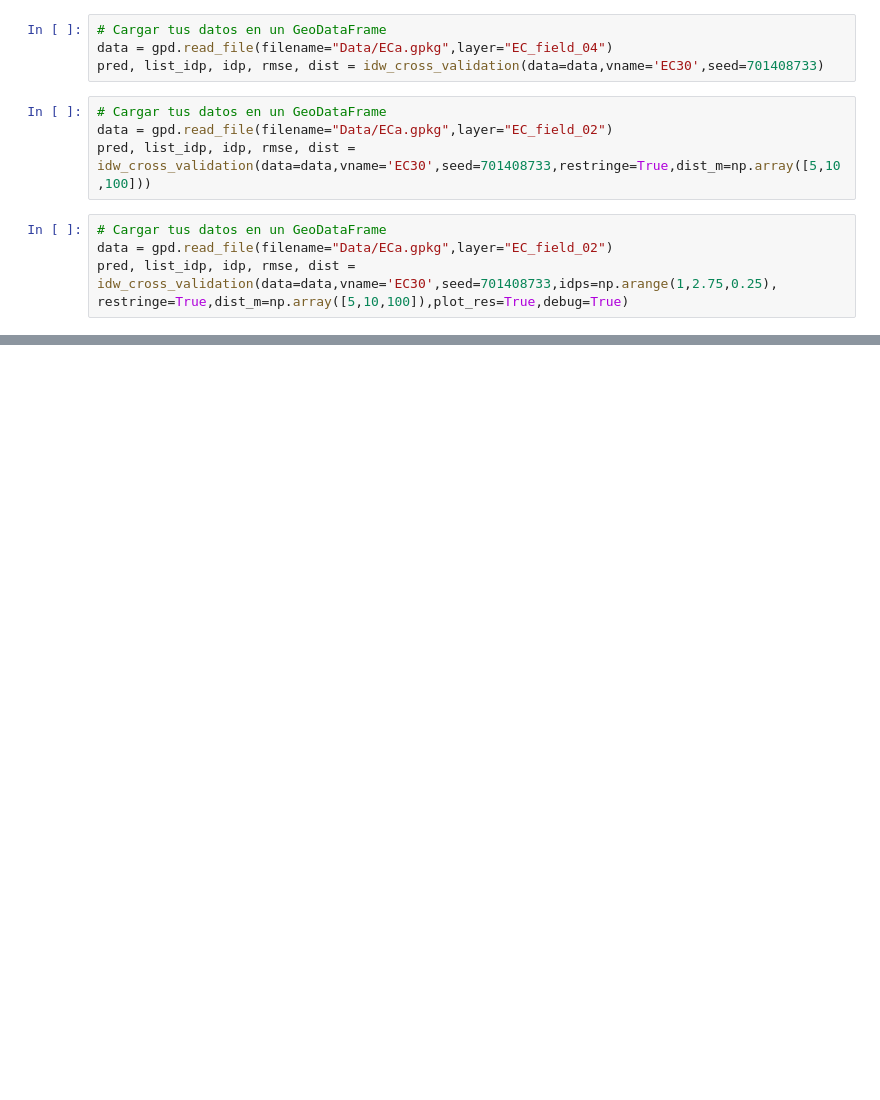
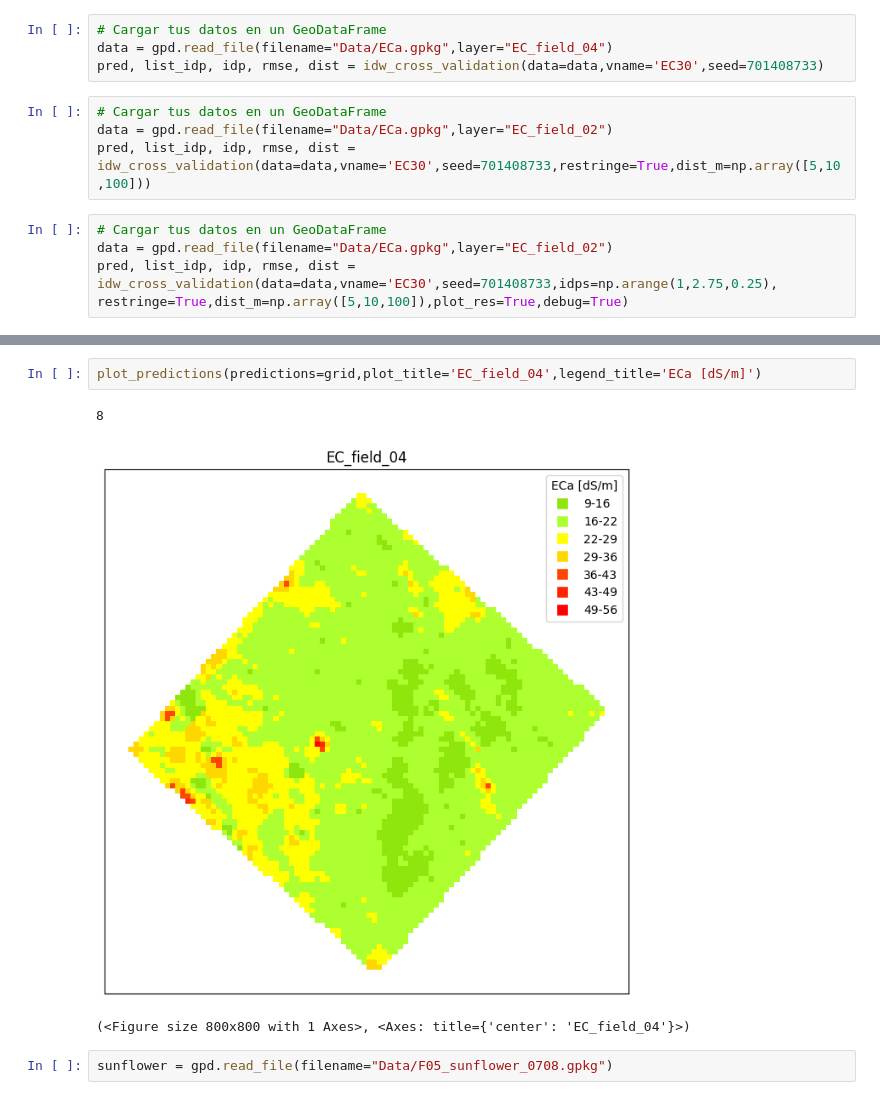
Before and after one commit to alejandroaleman/RtoPy, a Jupyter notebook: idw.ipynb, the cells around one changed output, grey strips where cells are left out. Cells and saved outputs as stored; diff of their text form; blank space fills up the shorter version.

```diff
--- a/idw.ipynb
+++ b/idw.ipynb
@@ -288,0 +290,8 @@ print(colors)
+# %%
+plot_predictions(predictions=grid,plot_title='EC_field_04',legend_title='ECa [dS/m]')
+# %% [output]
+8
+[figure, added]
+(<Figure size 800x800 with 1 Axes>, <Axes: title={'center': 'EC_field_04'}>)
+# %%
+sunflower = gpd.read_file(filename="Data/F05_sunflower_0708.gpkg")
```
Also changed, not shown: parts of 5 cells of this notebook, 2 other files.
